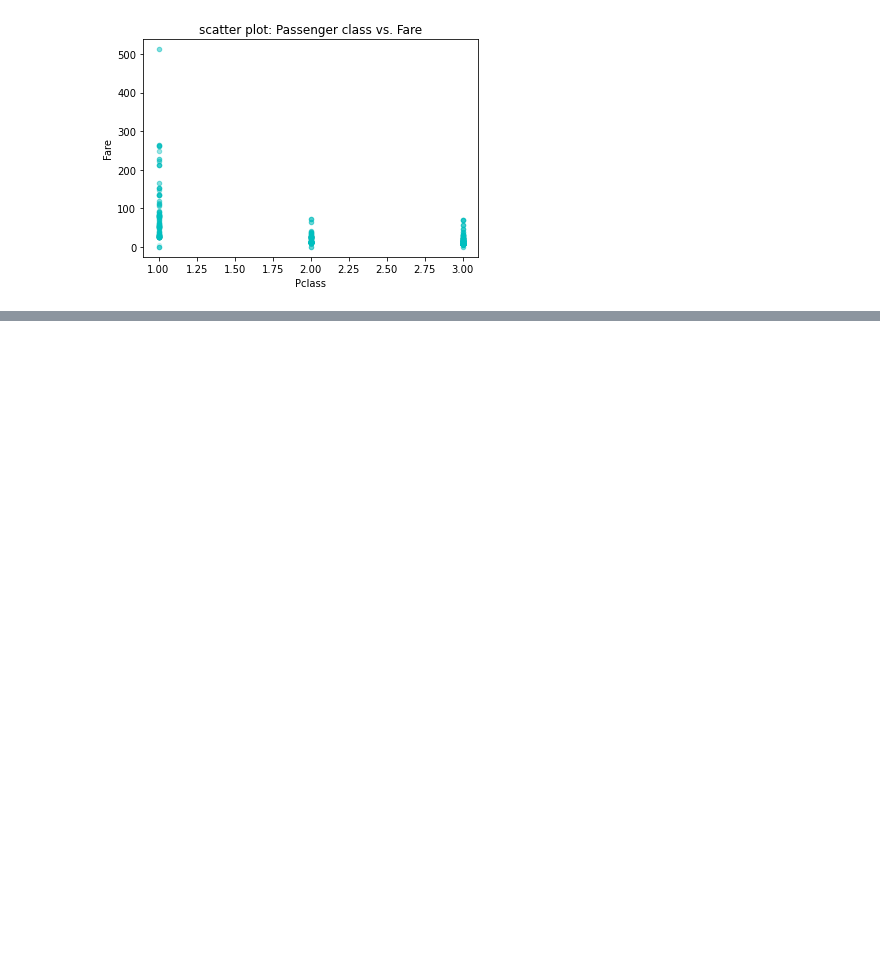
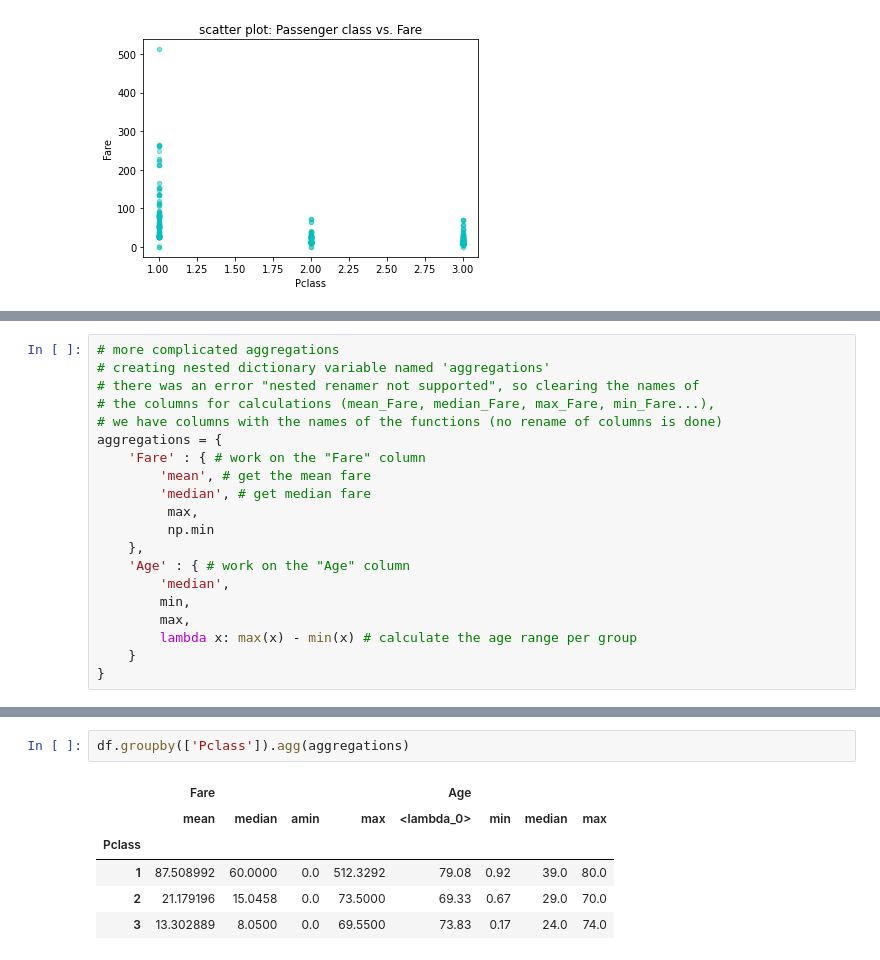
Before and after one commit to biljana-zobenica/titanic, a Jupyter notebook: notebooks/2.0-bz-exploring-processing-data.ipynb, the cells around one changed output, grey strips where cells are left out. Cells and saved outputs as stored; diff of their text form; blank space fills up the shorter version.

Commit message:
Grouping and Aggregations of Titanic-data

```diff
--- a/notebooks/2.0-bz-exploring-processing-data.ipynb
+++ b/notebooks/2.0-bz-exploring-processing-data.ipynb
@@ -393,0 +440,20 @@ df.plot.scatter(x='Pclass', y='Fare', color='c', title='scatter plot: Passenger
+# %%
+# more complicated aggregations
+# creating nested dictionary variable named 'aggregations'
+# there was an error "nested renamer not supported", so clearing the names of
+# the columns for calculations (mean_Fare, median_Fare, max_Fare, min_Fare...),
+# we have columns with the names of the functions (no rename of columns is done)
+aggregations = {
+    'Fare' : { # work on the "Fare" column
+        'mean', # get the mean fare
+        'median', # get median fare
+         max,
+         np.min
+    },
+    'Age' : { # work on the "Age" column
+        'median',
+        min,
+        max,
+        lambda x: max(x) - min(x) # calculate the age range per group
+    }
+}
@@ -393,0 +471,9 @@ df.plot.scatter(x='Pclass', y='Fare', color='c', title='scatter plot: Passenger
+# %%
+df.groupby(['Pclass']).agg(aggregations)
+# %% [output]
+|  | Fare |  |  |  | Age |  |  |  |
+|  | mean | median | amin | max | <lambda_0> | min | median | max |
+| Pclass |  |  |  |  |  |  |  |  |
+| 1 | 87.508992 | 60.0000 | 0.0 | 512.3292 | 79.08 | 0.92 | 39.0 | 80.0 |
+| 2 | 21.179196 | 15.0458 | 0.0 | 73.5000 | 69.33 | 0.67 | 29.0 | 70.0 |
+| 3 | 13.302889 | 8.0500 | 0.0 | 69.5500 | 73.83 | 0.17 | 24.0 | 74.0 |
```
Also changed, not shown: parts of 9 cells of this notebook.
